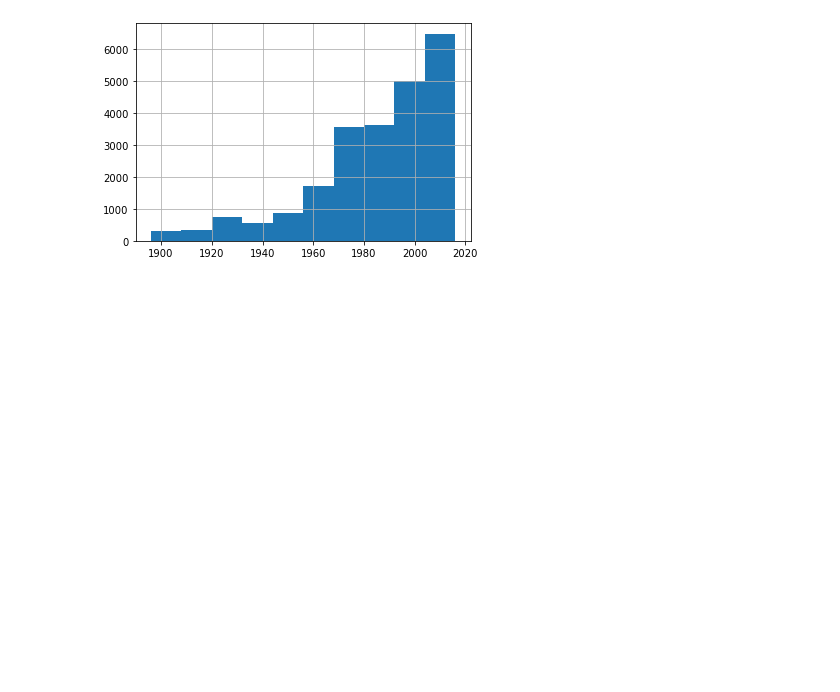
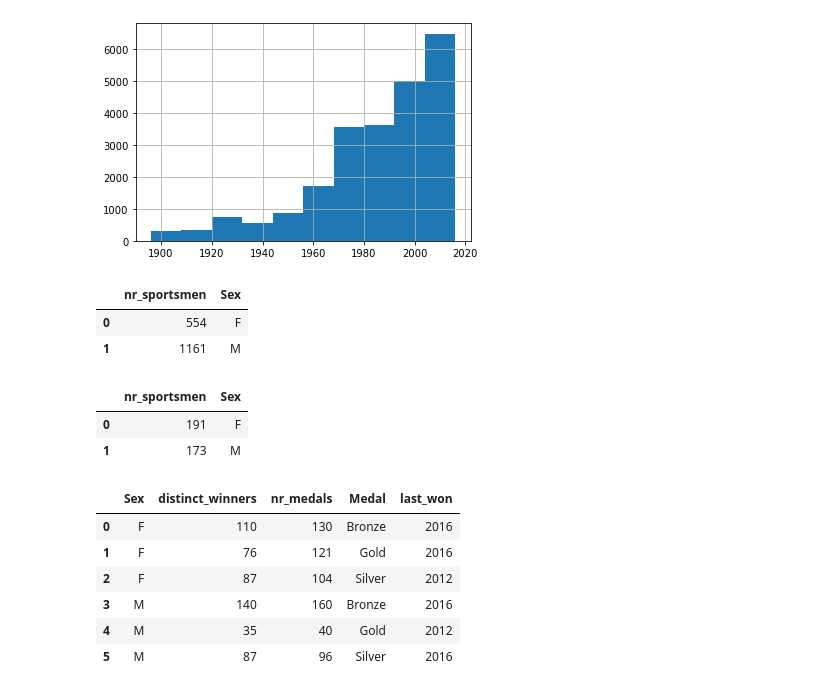
Before and after one commit to bjralexandru/sql-certificate, a Jupyter notebook: exploratory_analysis.ipynb, the cells around one changed output. Saved outputs shown, nothing was run; the diff lists cells and outputs as text; code cells hidden in the pictures; blank space fills up the shorter version.

```diff
--- a/exploratory_analysis.ipynb
+++ b/exploratory_analysis.ipynb
@@ -393,3 +393,77 @@ df6['Year'].hist()
 # %% [output]
 <AxesSubplot:>
 [figure]
+# %%
+# Se pare ca femeile sunt totusi mai putine in sportul romanesc decat barbatii chiar si excluzand fotbalul
+query = '''
+SELECT
+  COUNT(DISTINCT id) AS nr_sportsmen,
+  sex
+FROM
+  athletes
+WHERE
+  Team = 'Romania'
+  AND
+  Sport IS NOT "Football"
+GROUP BY
+  sex
+'''
+
+pysqldf(query)
+# %% [output]
+|  | nr_sportsmen | Sex |
+| 0 | 554 | F |
+| 1 | 1161 | M |
+# %%
+# Dar daca numeri doar sportivii de dupa anii 2000 rezulta ca sunt mai multe sportive decat sportivi de performanta in Romania
+# Totodata a se observa ca in cazul barbatilor avem aproape de 10 ori mai putini sportivi activi.
+# Acest lucru ne arata o lipsa a investitiei in acest sector de activitate, ce se translateaza si in numarul
+  # relativ mic de medalii obtinute.
+
+query = '''
+SELECT
+  COUNT(DISTINCT id) AS nr_sportsmen,
+  sex
+FROM
+  athletes
+WHERE
+  Team = 'Romania'
+  AND
+  Sport IS NOT "Football"
+  AND
+  Year > 2000
+GROUP BY
+  sex
+'''
+pysqldf(query)
+# %% [output]
+|  | nr_sportsmen | Sex |
+| 0 | 191 | F |
+| 1 | 173 | M |
+# %%
+query = '''
+SELECT
+  Sex,
+  COUNT (DISTINCT id) AS distinct_winners,
+  COUNT(medal) AS nr_medals,
+  Medal,
+  MAX(Year) as last_won
+FROM
+  athletes
+WHERE
+  Medal IS NOT NULL
+  AND
+  Team = 'Romania'
+GROUP BY
+  Sex, Medal
+'''
+
+pysqldf(query)
+# %% [output]
+|  | Sex | distinct_winners | nr_medals | Medal | last_won |
+| 0 | F | 110 | 130 | Bronze | 2016 |
+| 1 | F | 76 | 121 | Gold | 2016 |
+| 2 | F | 87 | 104 | Silver | 2012 |
+| 3 | M | 140 | 160 | Bronze | 2016 |
+| 4 | M | 35 | 40 | Gold | 2012 |
+| 5 | M | 87 | 96 | Silver | 2016 |
```
